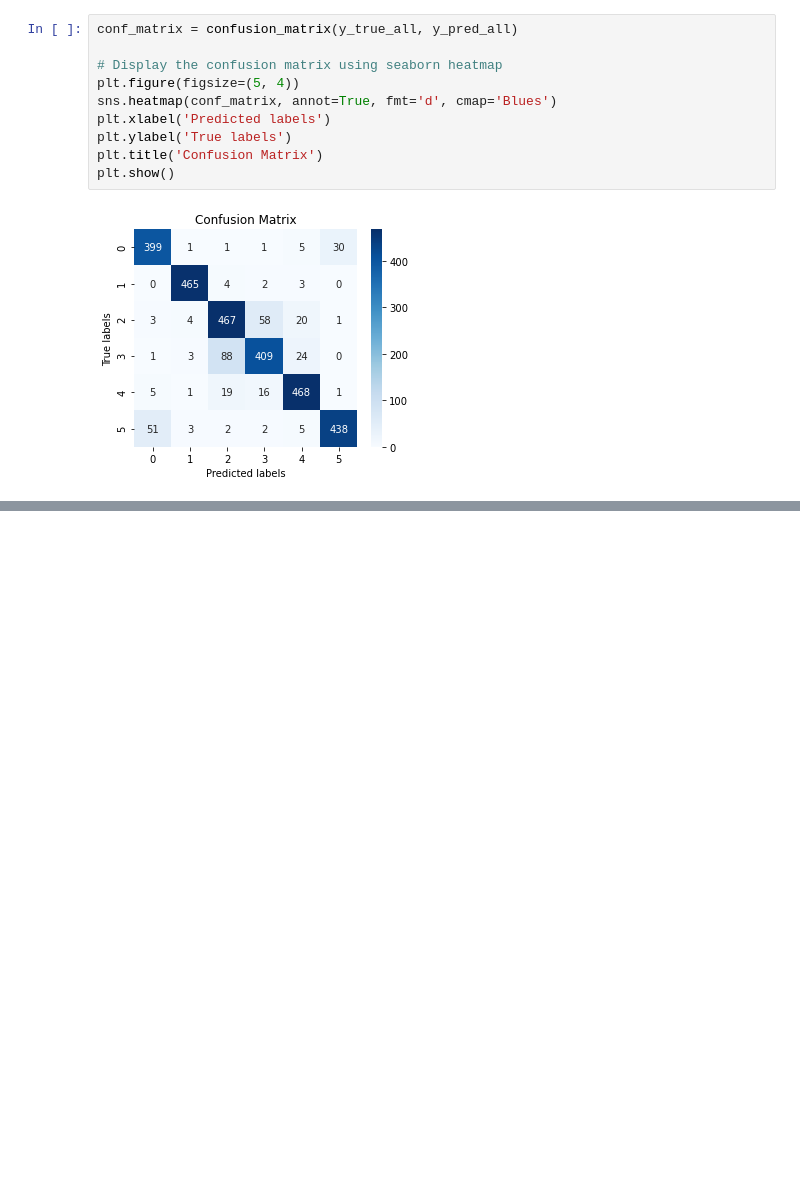
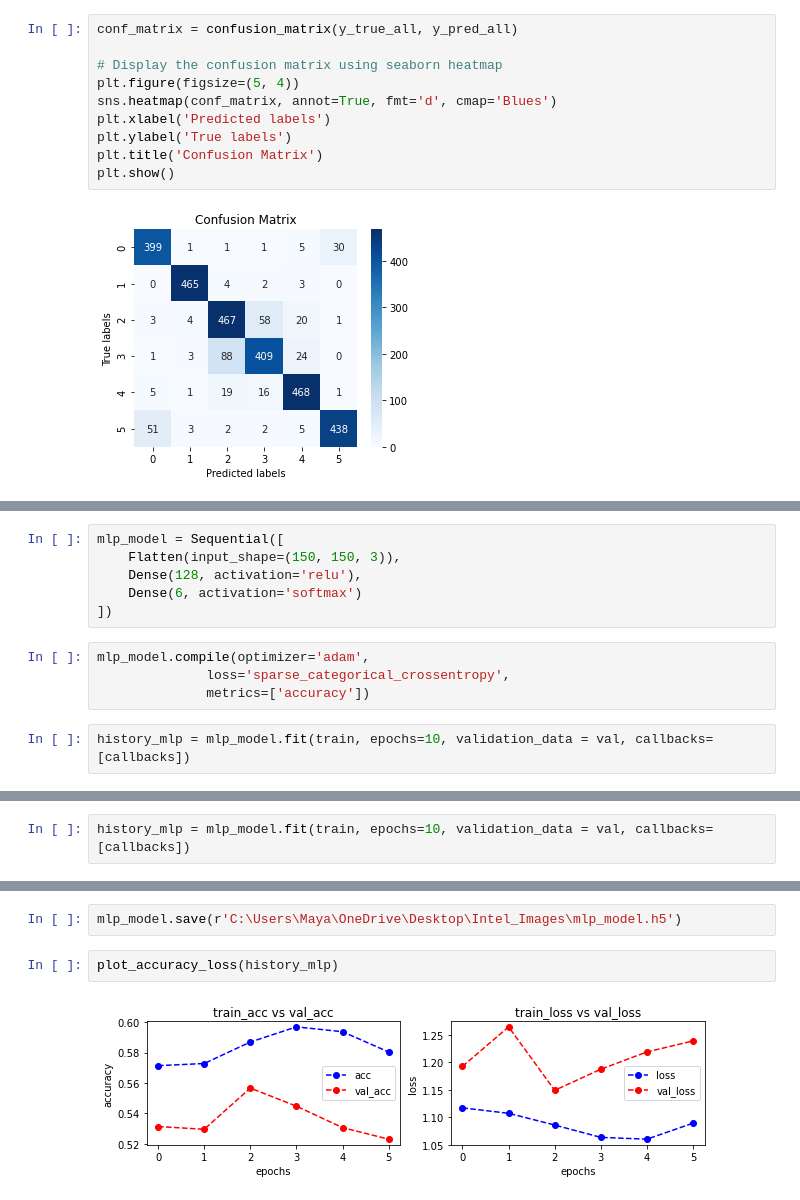
Before and after one commit to MayaHayat/Intel_Classification, a Jupyter notebook: Final image classification - with glacier.ipynb, the cells around one changed output, grey strips where cells are left out. Saved outputs shown, nothing was run; the diff lists cells and outputs as text; blank space fills up the shorter version.

```diff
--- a/Final image classification - with glacier.ipynb
+++ b/Final image classification - with glacier.ipynb
@@ -614,0 +617,12 @@ plt.show()
+# %%
+mlp_model = Sequential([
+    Flatten(input_shape=(150, 150, 3)),
+    Dense(128, activation='relu'),
+    Dense(6, activation='softmax')
+])
+# %%
+mlp_model.compile(optimizer='adam',
+              loss='sparse_categorical_crossentropy',
+              metrics=['accuracy'])
+# %%
+history_mlp = mlp_model.fit(train, epochs=10, validation_data = val, callbacks=[callbacks])
@@ -614,0 +650,2 @@ plt.show()
+# %%
+history_mlp = mlp_model.fit(train, epochs=10, validation_data = val, callbacks=[callbacks])
@@ -614,0 +665,6 @@ plt.show()
+# %%
+mlp_model.save(r'C:\Users\Maya\OneDrive\Desktop\Intel_Images\mlp_model.h5')
+# %%
+plot_accuracy_loss(history_mlp)
+# %% [output]
+[figure, added]
```
Also changed, not shown: parts of 6 cells of this notebook.
